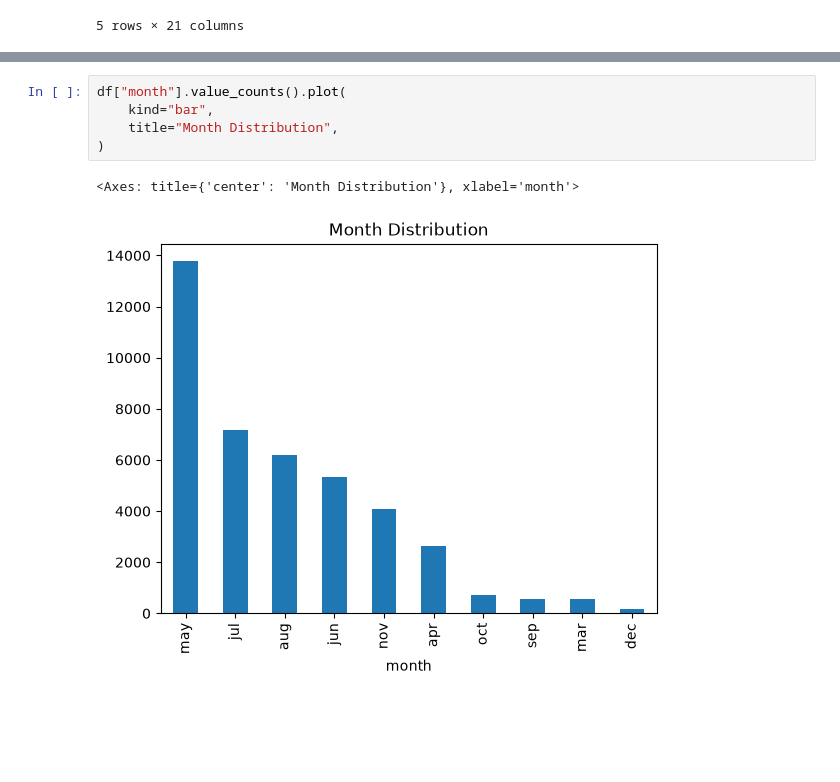
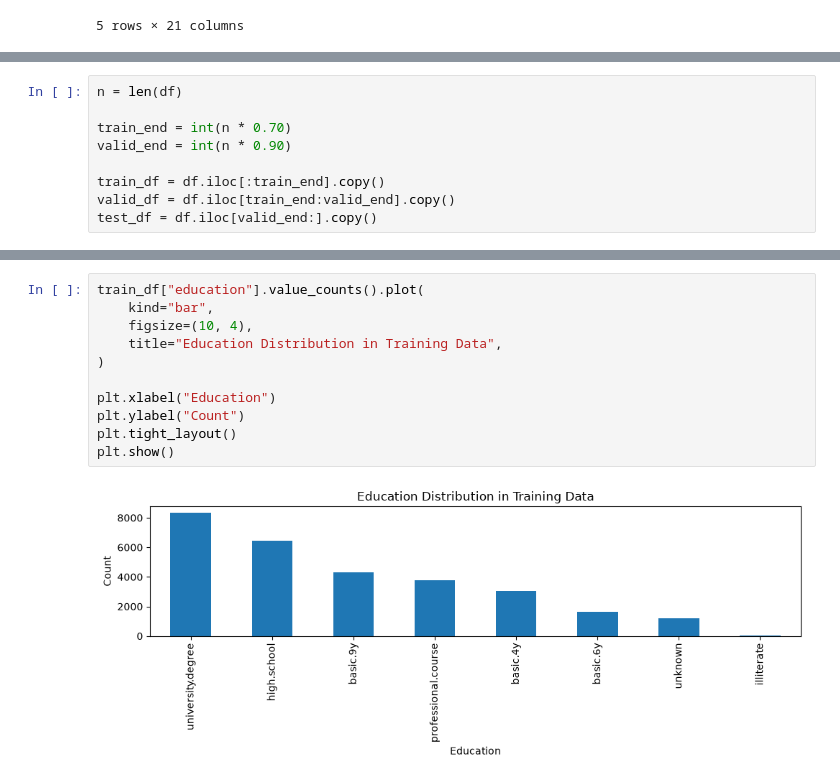
Before and after one commit to keonyoung00/bank-marketing-ml, a Jupyter notebook: notebooks/01_eda.ipynb, the cells around one changed output, grey strips where cells are left out. Saved outputs shown, nothing was run; the diff lists cells and outputs as text; blank space fills up the shorter version.

```diff
--- a/notebooks/01_eda.ipynb
+++ b/notebooks/01_eda.ipynb
@@ -240,0 +407,9 @@ target_col = "y"
+# %%
+n = len(df)
+
+train_end = int(n * 0.70)
+valid_end = int(n * 0.90)
+
+train_df = df.iloc[:train_end].copy()
+valid_df = df.iloc[train_end:valid_end].copy()
+test_df = df.iloc[valid_end:].copy()
@@ -642,8 +913,13 @@ df["education"].value_counts().plot(
 # %%
-df["month"].value_counts().plot(
+train_df["education"].value_counts().plot(
     kind="bar",
-    title="Month Distribution",
+    figsize=(10, 4),
+    title="Education Distribution in Training Data",
 )
+
+plt.xlabel("Education")
+plt.ylabel("Count")
+plt.tight_layout()
+plt.show()
 # %% [output]
-<Axes: title={'center': 'Month Distribution'}, xlabel='month'>
-[figure, old version]
+[figure, new version]
```
Also changed, not shown: parts of 131 cells of this notebook.
